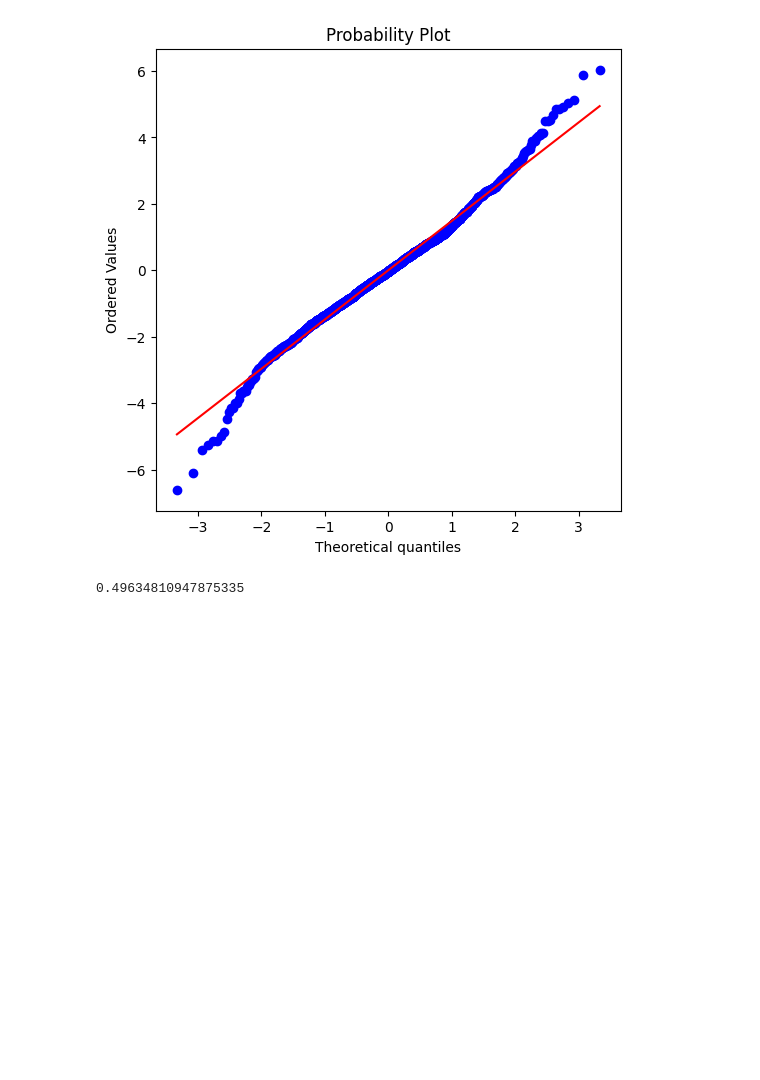
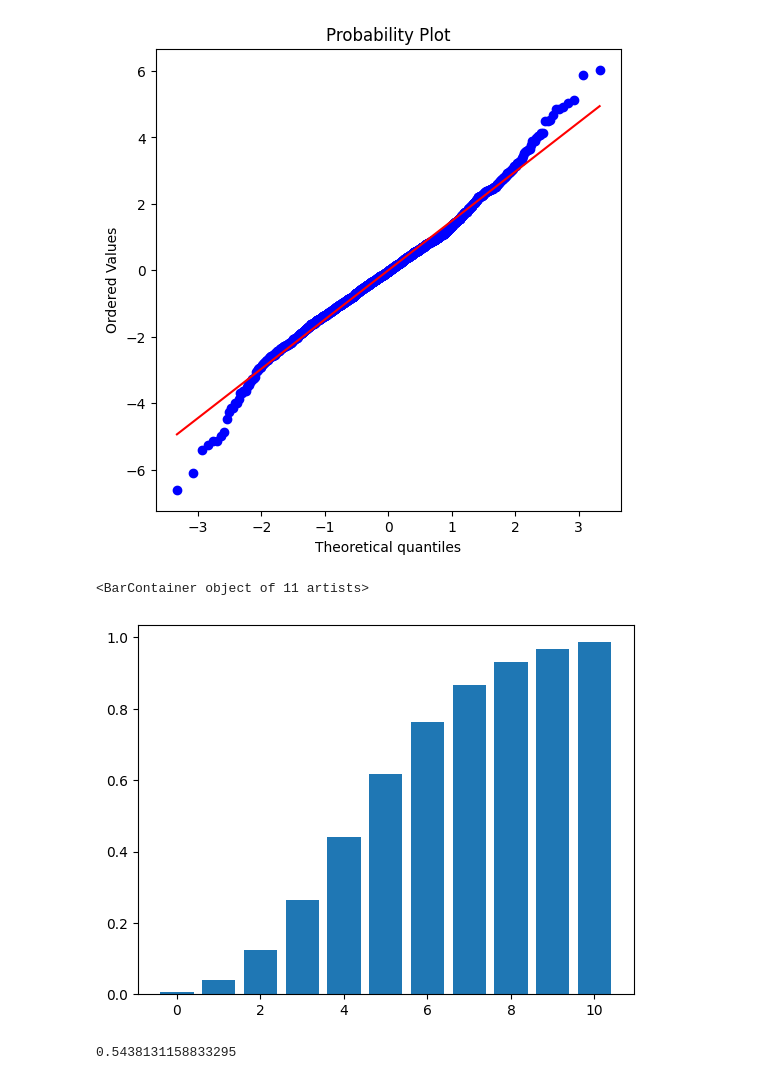
Before and after one commit to NurmukhamedKZ/Data-Projects, a Jupyter notebook: Practical_statistics/Practical_statistics.ipynb, the cells around one changed output. Drawn from its saved outputs; the diff is of its cells as text; code cells hidden in the pictures; blank space fills up the shorter version.

```diff
--- a/Practical_statistics/Practical_statistics.ipynb
+++ b/Practical_statistics/Practical_statistics.ipynb
@@ -401,6 +401,27 @@ stats.probplot(nflx, plot=ax)
   np.float64(0.9941828221936319)))
 [figure]
 # %%
-((142*(0.432)**2+108*0.568**2)/249)**0.5
+import numpy as np
+import matplotlib.pyplot as plt
+from math import factorial as ft
+
+def poisson(lambd, x, cumulative=False):
+    if cumulative == False:
+        return (lambd**x*np.e**-lambd)/ft(x)
+    else:
+        sum = 0
+        for i in range(x+1):
+            sum += (lambd**i*np.e**-lambd)/ft(i)
+        return sum
+
+x = np.linspace(0, 10, 11)
+y = [poisson(5,int(i), True) for i in x]
+
+plt.bar(x,y)
 # %% [output]
-0.49634810947875335
+<BarContainer object of 11 artists>
+[figure, added]
+# %%
+poisson(2.5,2,True)
+# %% [output]
+0.5438131158833295
```
Also changed, not shown: parts of 1 cell of this notebook, 2 other files.
